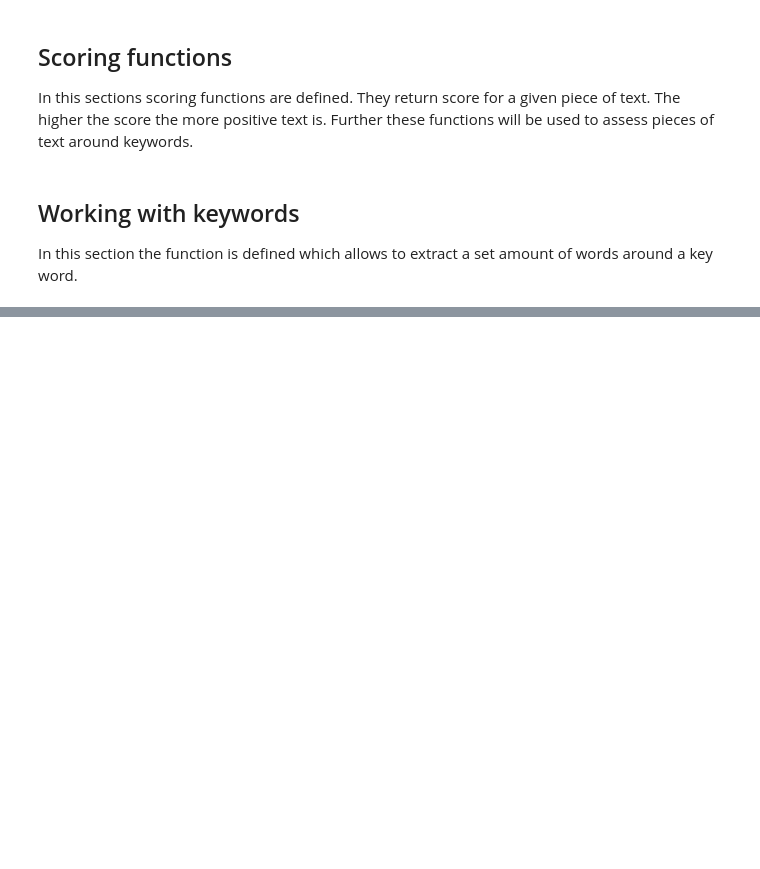
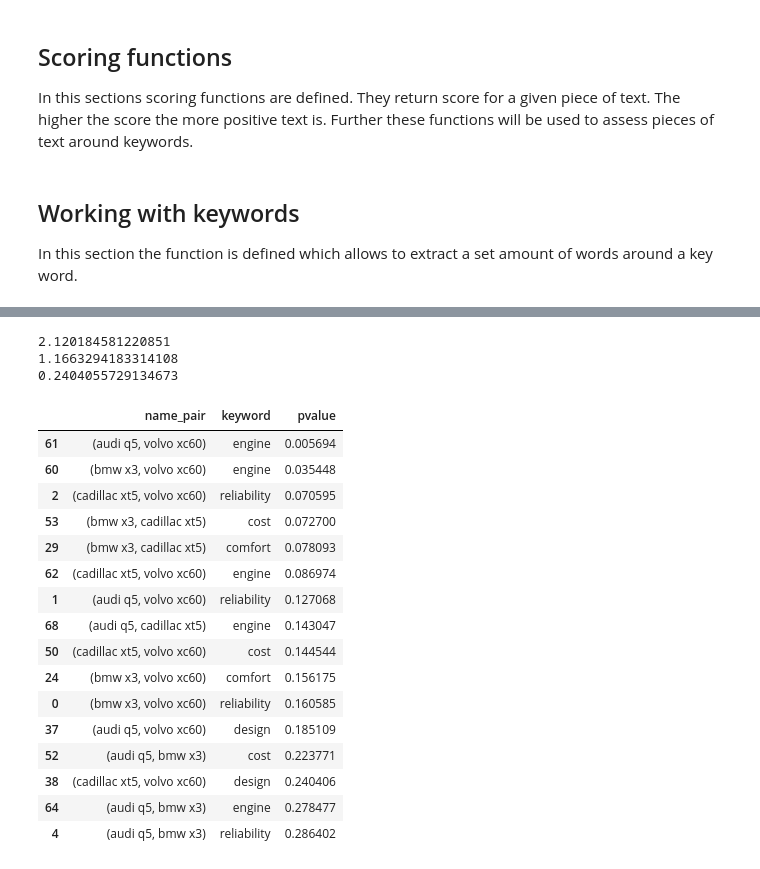
Before and after one commit to inotin/reviewAnalyzer-, a Jupyter notebook: reviewAnalyzer.ipynb, the cells around one changed output, grey strips where cells are left out. Cells and saved outputs as stored; diff of their text form; code cells hidden in the pictures; blank space fills up the shorter version.

```diff
--- a/reviewAnalyzer.ipynb
+++ b/reviewAnalyzer.ipynb
@@ -465,0 +512,71 @@ links obtained
+# %%
+a = df3[(df3['name']=='volvo xc60') & (df3['keyword']=='design')]['mean']
+b = df3[(df3['name']=='cadillac xt5') & (df3['keyword']=='design')]['mean']
+print(np.var(a))
+print(np.var(b))
+print(ttest_ind(a,b, equal_var=False).pvalue)
+# %% [output]
+2.120184581220851
+1.1663294183314108
+0.2404055729134673
+# %%
+thresholdPvalue = 0.1
+#df5 = pd.DataFrame()
+#f = make_subplots(rows=1, cols=len(df3['keyword'].unique()),
+#                  subplot_titles=df3['keyword'].unique(), shared_yaxes=True)
+# c = 0
+dct2 = {'name_pair':[],'keyword':[],'pvalue':[]}
+for k in df3['keyword'].unique():
+#     c+=1
+    pvalues = []
+    for n1 in df3['name'].unique():
+        pv = []
+        for n2 in df3['name'].unique():
+            a = df3[(df3['name']==n1) & (df3['keyword']==k)]['mean']
+            b = df3[(df3['name']==n2) & (df3['keyword']==k)]['mean']
+            pv.append(ttest_ind(a,b,equal_var=False).pvalue)
+            if n1!=n2:
+                dct2['name_pair'].append(tuple(np.sort([n1,n2])))
+                dct2['pvalue'].append(ttest_ind(a,b, equal_var=False).pvalue)
+                dct2['keyword'].append(k)
+        pvalues.append(pv)
+
+#     dfT = pd.DataFrame(pvalues, index = df3['name'].unique(), columns=df3['name'].unique())
+#     print(dfT)
+#     dfT['keyword'] = [k for i in range(len(dfT))]
+#     df5 = pd.concat([df5, dfT])
+#     fi = px.imshow(df5.iloc[:,:-1], color_continuous_scale=[(0.00, "#ADFF2F"),   (thresholdPvalue, "#ADFF2F"),
+#                                                      (0.33, "#D3D3D3"), (0.66, "#D3D3D3"),
+#                                                      (0.66, "#D3D3D3"),  (1.00, "#D3D3D3")], title=k, zmin=0, zmax=1)
+
+#     f.add_trace(fi.data[0], row = 1, col = c)
+# f.show()
+# f.update_layout(width=50*len(df3['keyword'].unique()),
+#         height=50)
+
+df7=pd.DataFrame(dct2)
+# %%
+df8 = pd.DataFrame()
+for k in df7['keyword'].unique():
+    df8 = pd.concat([df8,df7[df7['keyword']==k].drop_duplicates(subset='name_pair')])
+df8 = df8.sort_values(by='pvalue')
+df8 = df8[df8['pvalue']<0.3]
+df8
+# %% [output]
+|  | name_pair | keyword | pvalue |
+| 61 | (audi q5, volvo xc60) | engine | 0.005694 |
+| 60 | (bmw x3, volvo xc60) | engine | 0.035448 |
+| 2 | (cadillac xt5, volvo xc60) | reliability | 0.070595 |
+| 53 | (bmw x3, cadillac xt5) | cost | 0.072700 |
+| 29 | (bmw x3, cadillac xt5) | comfort | 0.078093 |
+| 62 | (cadillac xt5, volvo xc60) | engine | 0.086974 |
+| 1 | (audi q5, volvo xc60) | reliability | 0.127068 |
+| 68 | (audi q5, cadillac xt5) | engine | 0.143047 |
+| 50 | (cadillac xt5, volvo xc60) | cost | 0.144544 |
+| 24 | (bmw x3, volvo xc60) | comfort | 0.156175 |
+| 0 | (bmw x3, volvo xc60) | reliability | 0.160585 |
+| 37 | (audi q5, volvo xc60) | design | 0.185109 |
+| 52 | (audi q5, bmw x3) | cost | 0.223771 |
+| 38 | (cadillac xt5, volvo xc60) | design | 0.240406 |
+| 64 | (audi q5, bmw x3) | engine | 0.278477 |
+| 4 | (audi q5, bmw x3) | reliability | 0.286402 |
```
Also changed, not shown: parts of 31 cells of this notebook, 5 other files.
